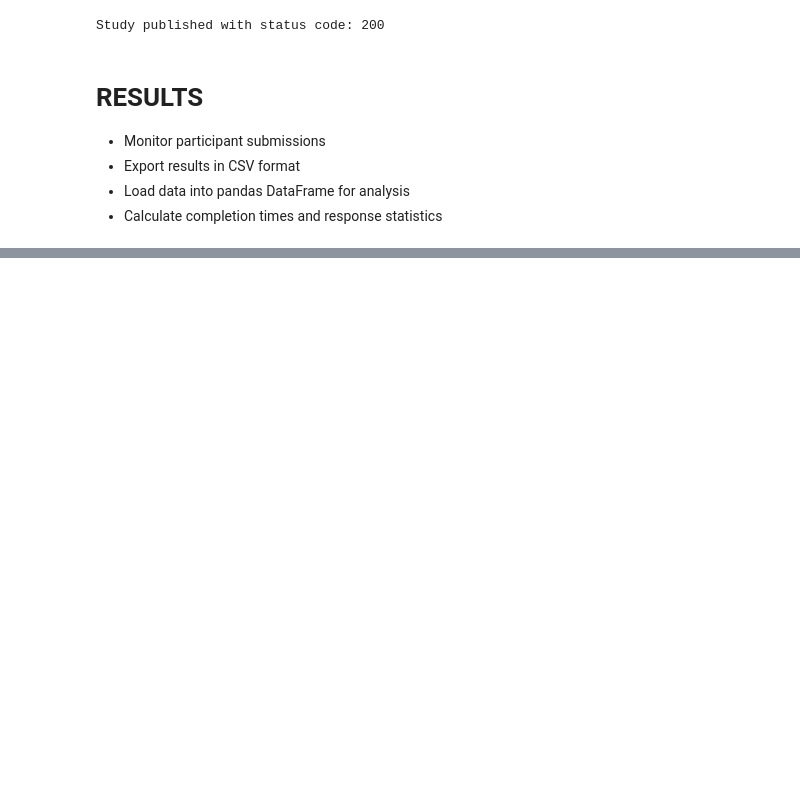
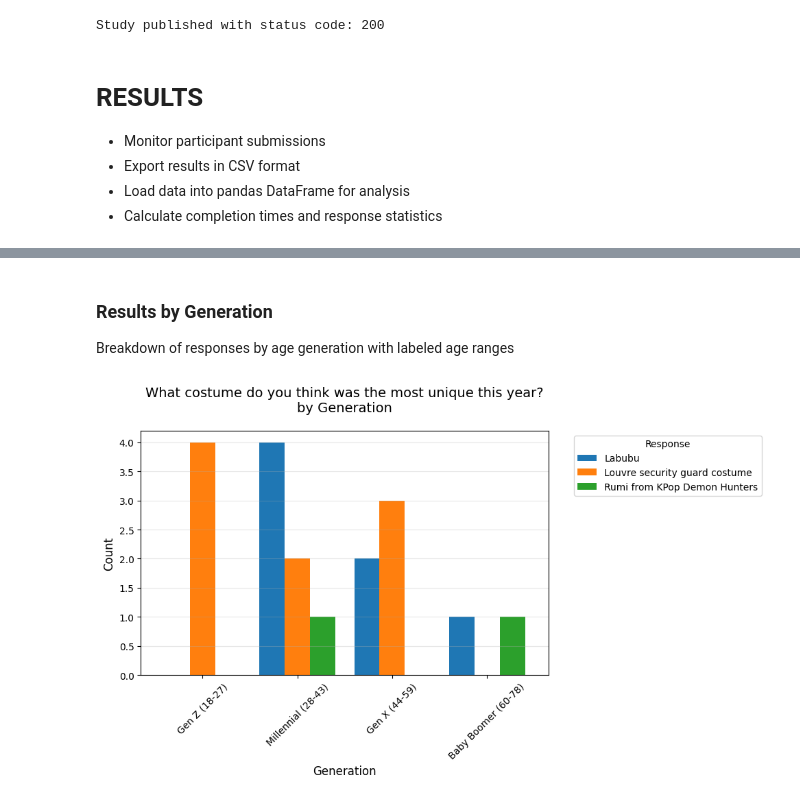
Before and after one commit to vivianamarquez/demo-prolific-meetup-2, a Jupyter notebook: Halloween Demo Prolific.ipynb, the cells around one changed output, grey strips where cells are left out. Saved outputs shown, nothing was run; the diff lists cells and outputs as text; code cells hidden in the pictures; blank space fills up the shorter version.

```diff
--- a/Halloween Demo Prolific.ipynb
+++ b/Halloween Demo Prolific.ipynb
@@ -124,0 +133,9 @@ plt.show()
+# %% [markdown]
+### Results by Generation
+Breakdown of responses by age generation with labeled age ranges
+# %%
+# Plot responses by generation
+fig, ax = plot_responses_by_generation(df, question_column)
+plt.show()
+# %% [output]
+[figure, added]
```
Also changed, not shown: parts of 9 cells of this notebook, 3 other files.
